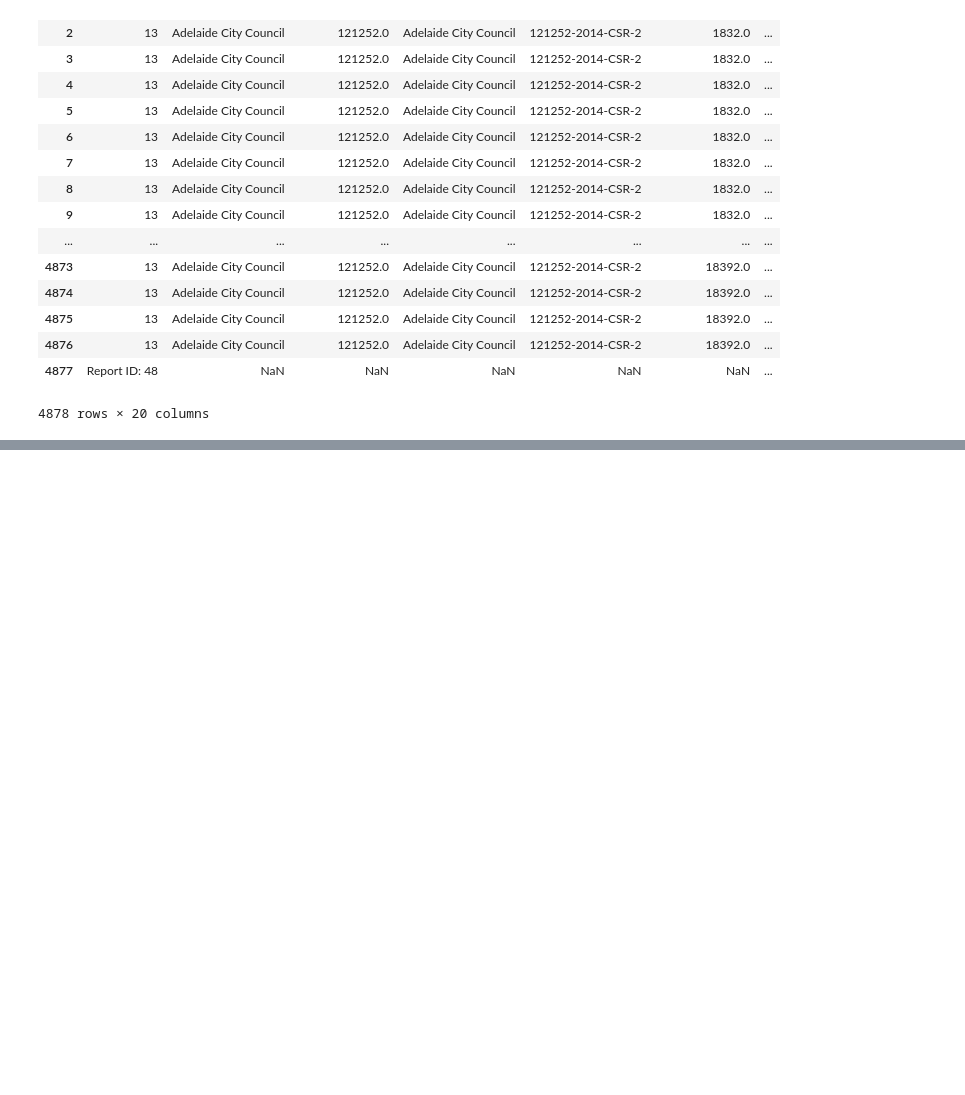
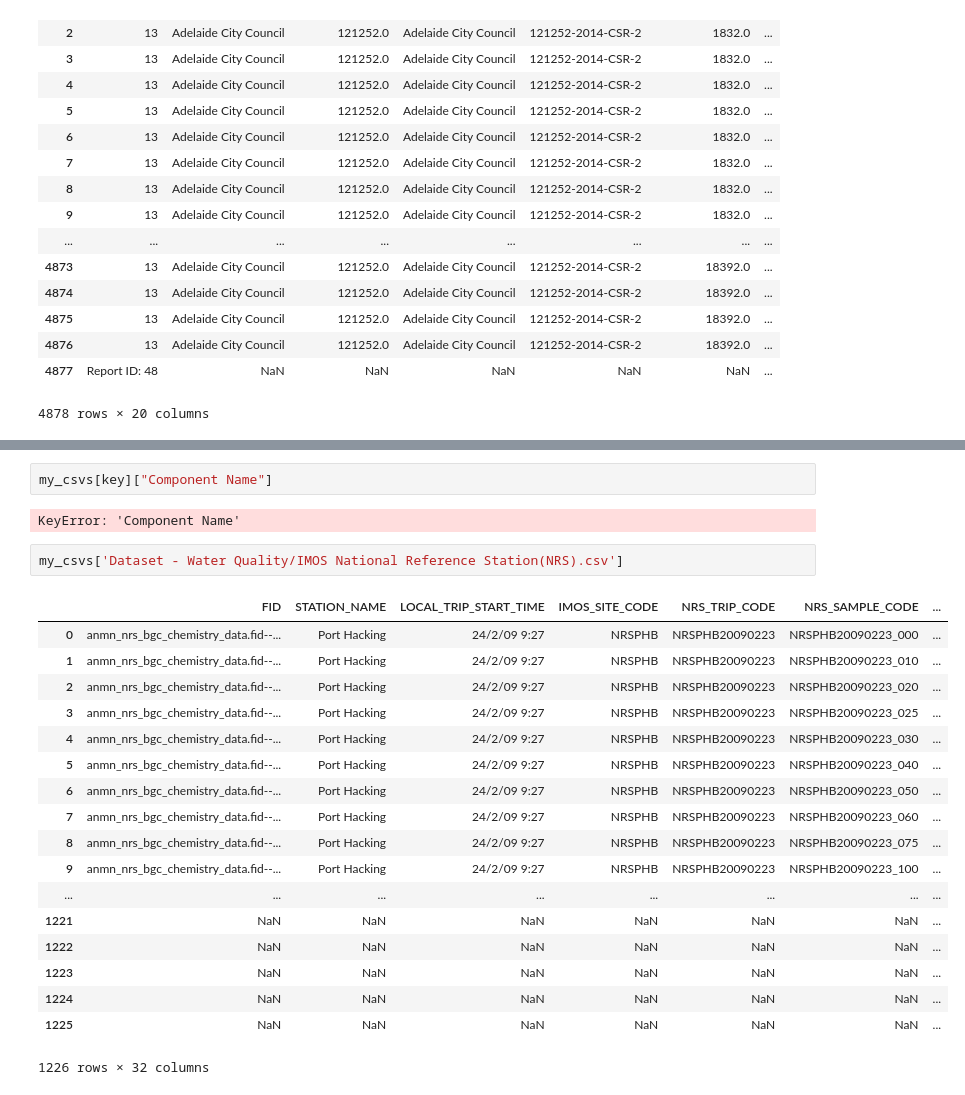
Before and after one commit to Russell0404/Open-Data-Project-, a Jupyter notebook: Water Quality Dataset.ipynb, the cells around one changed output, grey strips where cells are left out. Cells and saved outputs as stored; diff of their text form; blank space fills up the shorter version.

```diff
--- a/Water Quality Dataset.ipynb
+++ b/Water Quality Dataset.ipynb
@@ -147,0 +157,25 @@ my_csvs['Dataset - Water Quality/Torrens_Lake 2014~2015(UTF-8).csv']['Result Val
+# %%
+my_csvs[key]["Component Name"]
+# %% [output]
+KeyError: 'Component Name'
+# %%
+my_csvs['Dataset - Water Quality/IMOS National Reference Station(NRS).csv']
+# %% [output]
+|  | FID | STATION_NAME | LOCAL_TRIP_START_TIME | IMOS_SITE_CODE | NRS_TRIP_CODE | NRS_SAMPLE_CODE | ... |
+| 0 | anmn_nrs_bgc_chemistry_data.fid--... | Port Hacking | 24/2/09 9:27 | NRSPHB | NRSPHB20090223 | NRSPHB20090223_000 | ... |
+| 1 | anmn_nrs_bgc_chemistry_data.fid--... | Port Hacking | 24/2/09 9:27 | NRSPHB | NRSPHB20090223 | NRSPHB20090223_010 | ... |
+| 2 | anmn_nrs_bgc_chemistry_data.fid--... | Port Hacking | 24/2/09 9:27 | NRSPHB | NRSPHB20090223 | NRSPHB20090223_020 | ... |
+| 3 | anmn_nrs_bgc_chemistry_data.fid--... | Port Hacking | 24/2/09 9:27 | NRSPHB | NRSPHB20090223 | NRSPHB20090223_025 | ... |
+| 4 | anmn_nrs_bgc_chemistry_data.fid--... | Port Hacking | 24/2/09 9:27 | NRSPHB | NRSPHB20090223 | NRSPHB20090223_030 | ... |
+| 5 | anmn_nrs_bgc_chemistry_data.fid--... | Port Hacking | 24/2/09 9:27 | NRSPHB | NRSPHB20090223 | NRSPHB20090223_040 | ... |
+| 6 | anmn_nrs_bgc_chemistry_data.fid--... | Port Hacking | 24/2/09 9:27 | NRSPHB | NRSPHB20090223 | NRSPHB20090223_050 | ... |
+| 7 | anmn_nrs_bgc_chemistry_data.fid--... | Port Hacking | 24/2/09 9:27 | NRSPHB | NRSPHB20090223 | NRSPHB20090223_060 | ... |
+| 8 | anmn_nrs_bgc_chemistry_data.fid--... | Port Hacking | 24/2/09 9:27 | NRSPHB | NRSPHB20090223 | NRSPHB20090223_075 | ... |
+| 9 | anmn_nrs_bgc_chemistry_data.fid--... | Port Hacking | 24/2/09 9:27 | NRSPHB | NRSPHB20090223 | NRSPHB20090223_100 | ... |
+| ... | ... | ... | ... | ... | ... | ... | ... |
+| 1221 | NaN | NaN | NaN | NaN | NaN | NaN | ... |
+| 1222 | NaN | NaN | NaN | NaN | NaN | NaN | ... |
+| 1223 | NaN | NaN | NaN | NaN | NaN | NaN | ... |
+| 1224 | NaN | NaN | NaN | NaN | NaN | NaN | ... |
+| 1225 | NaN | NaN | NaN | NaN | NaN | NaN | ... |
+1226 rows × 32 columns
```
Also changed, not shown: parts of 21 cells of this notebook, 13 other files.
